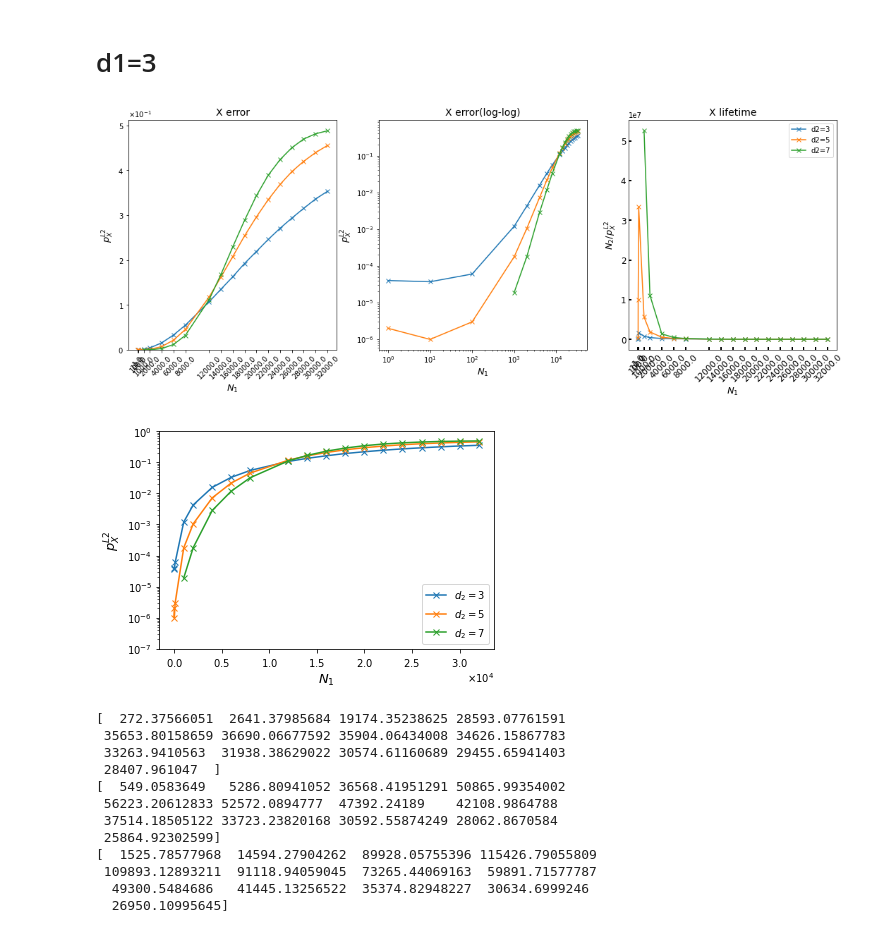
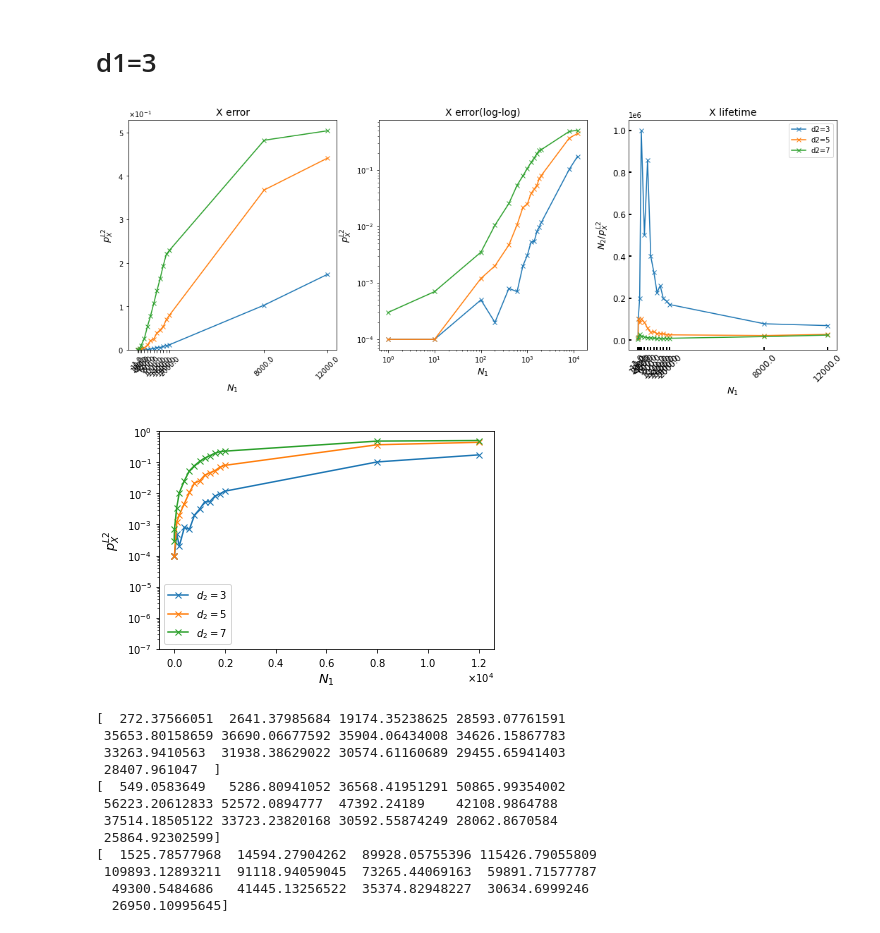
Before and after one commit to kono0924/Fujii-lab, a Jupyter notebook: surface_realistic/realistic_single_round/csv_view_0.005.ipynb, the cells around one changed output. Cells and saved outputs as stored; diff of their text form; code cells hidden in the pictures.

```diff
--- a/surface_realistic/realistic_single_round/csv_view_0.005.ipynb
+++ b/surface_realistic/realistic_single_round/csv_view_0.005.ipynb
@@ -16,7 +16,7 @@ path = "/Users/konohideki/Documents/Fujii-lab/surface_realistic/realistic_single
 
 # ファイル名
 
-file1 = "X error,p=0.0005,d2=(3,7,2),eta=1000,trials=1000000,ver0" + ".csv"
+file1 = "X error,p=0.0005,d2=(3,7,2),eta=1000,trials=10000,ver1" + ".csv"
 ########################################
 
 # csvファイルの読み込み
@@ -54,35 +54,35 @@ axes[2].set_xlabel(r"$N_1$", fontsize=13)
 axes[2].set_ylabel(r'$N_2/p_X^{L2}$', fontsize=13)
 axes[0].set_title("X error", fontsize=14)
 axes[1].set_title("X error(log-log)", fontsize=14)
 axes[1].set_xscale("log")
 axes[1].set_yscale("log")
 #axes[1].set_xticks(a)
 axes[2].tick_params(direction="in", width=2, length=4, labelsize=12)
 axes[2].set_title("X lifetime", fontsize=14)
 axes[2].set_xticks(a)
 axes[2].set_xticklabels(a, rotation=45)
 plt.legend()
 plt.show()
 
 fig, ax = plt.subplots()
 for i in range(len(code_distance_list)):
     b = np.array(data1.loc[code_distance_list[i]])
     ax.plot(a, b,marker='x',label=r"$d_2=$"+str(code_distance_list[i]))
 ax.set_xlabel(r"$N_1$", fontsize=13)
 ax.set_ylabel(r'$p_X^{L2}$', fontsize=13)
 ax.set_ylim(0,)
 ax.xaxis.set_major_formatter(ptick.ScalarFormatter(useMathText=True)) # x軸指数表記
 ax.ticklabel_format(style="sci",  axis="x",scilimits=(0,0))
 ax.yaxis.set_major_formatter(ptick.ScalarFormatter(useMathText=True)) # y軸指数表記
 ax.ticklabel_format(style="sci",  axis="y",scilimits=(0,0))
 ax.set_yscale("log")
 ax.set_ylim(1e-7,1)
 #ax.set_xticklabels(a, rotation=45)
 plt.legend()
 plt.show()
 # %% [output]
-[figure, old version]
+[figure, new version]
-[figure, old version]
+[figure, new version]
 # %%
 import seaborn as sns
 import pandas as pd
```
Also changed, not shown: 2 other files.
